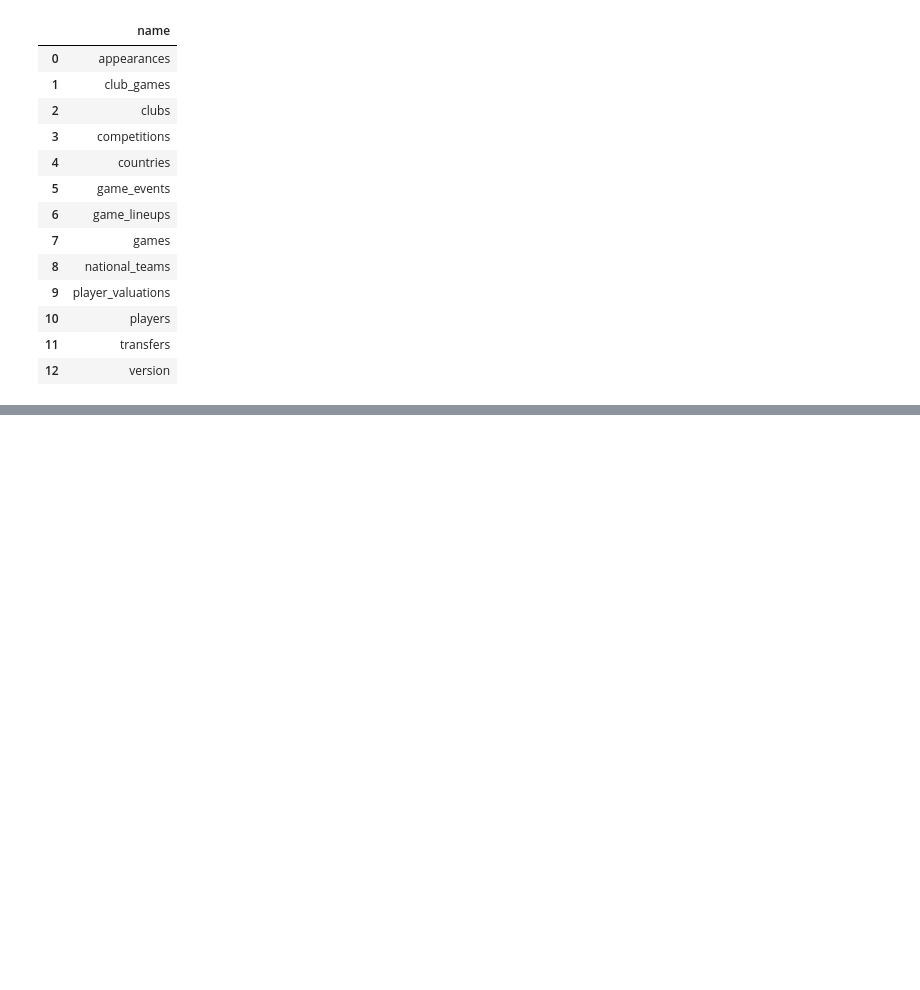
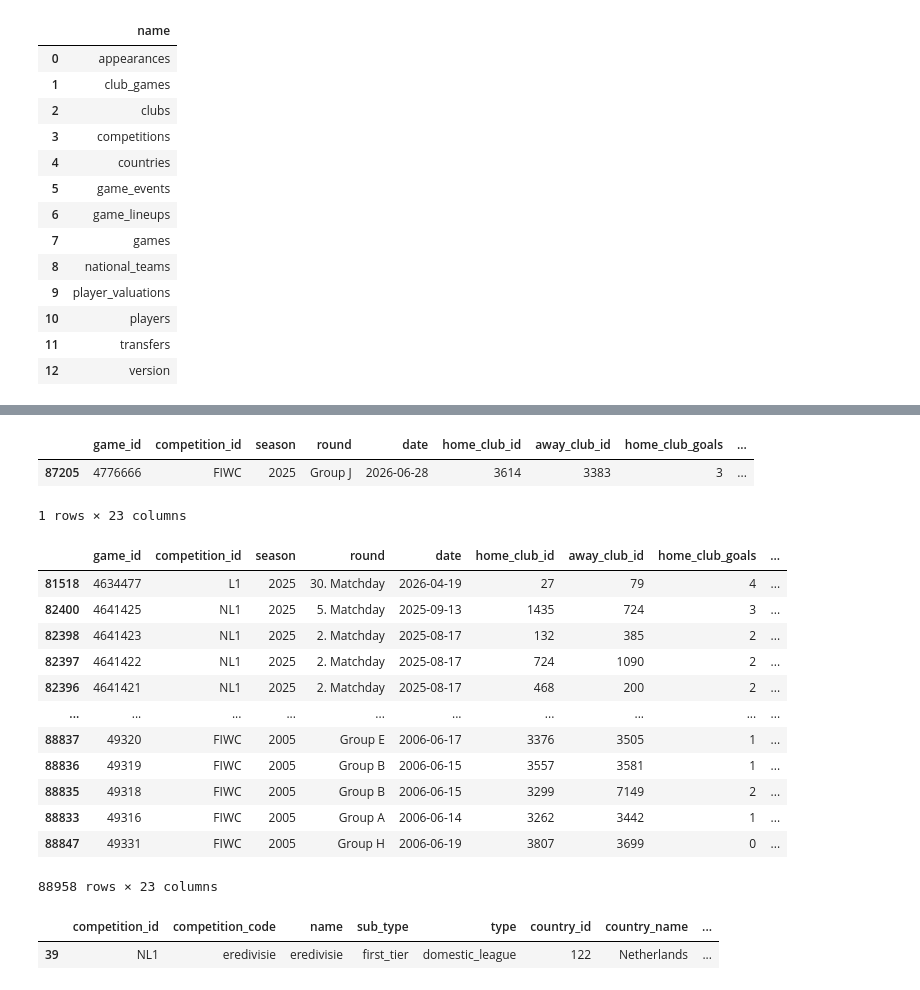
Before and after one commit to m2varvan/player-transfer-value-predictor, a Jupyter notebook: notebooks/01_data_exploration.ipynb, the cells around one changed output, grey strips where cells are left out. Drawn from its saved outputs; the diff is of its cells as text; code cells hidden in the pictures; blank space fills up the shorter version.

```diff
--- a/notebooks/01_data_exploration.ipynb
+++ b/notebooks/01_data_exploration.ipynb
@@ -37,0 +187,29 @@ con.sql("SELECT * FROM players LIMIT 5")
+# %%
+games[games["game_id"] == "4776666"]
+# %% [output]
+|  | game_id | competition_id | season | round | date | home_club_id | away_club_id | home_club_goals | ... |
+| 87205 | 4776666 | FIWC | 2025 | Group J | 2026-06-28 | 3614 | 3383 | 3 | ... |
+1 rows × 23 columns
+# %%
+games.sort_values("season", ascending=False)
+# %% [output]
+|  | game_id | competition_id | season | round | date | home_club_id | away_club_id | home_club_goals | ... |
+| 81518 | 4634477 | L1 | 2025 | 30. Matchday | 2026-04-19 | 27 | 79 | 4 | ... |
+| 82400 | 4641425 | NL1 | 2025 | 5. Matchday | 2025-09-13 | 1435 | 724 | 3 | ... |
+| 82398 | 4641423 | NL1 | 2025 | 2. Matchday | 2025-08-17 | 132 | 385 | 2 | ... |
+| 82397 | 4641422 | NL1 | 2025 | 2. Matchday | 2025-08-17 | 724 | 1090 | 2 | ... |
+| 82396 | 4641421 | NL1 | 2025 | 2. Matchday | 2025-08-17 | 468 | 200 | 2 | ... |
+| ... | ... | ... | ... | ... | ... | ... | ... | ... | ... |
+| 88837 | 49320 | FIWC | 2005 | Group E | 2006-06-17 | 3376 | 3505 | 1 | ... |
+| 88836 | 49319 | FIWC | 2005 | Group B | 2006-06-15 | 3557 | 3581 | 1 | ... |
+| 88835 | 49318 | FIWC | 2005 | Group B | 2006-06-15 | 3299 | 7149 | 2 | ... |
+| 88833 | 49316 | FIWC | 2005 | Group A | 2006-06-14 | 3262 | 3442 | 1 | ... |
+| 88847 | 49331 | FIWC | 2005 | Group H | 2006-06-19 | 3807 | 3699 | 0 | ... |
+88958 rows × 23 columns
+# %%
+competiion = con.sql("SELECT * from competitions").df()
+competiion[competiion["competition_id"] == "NL1"]
+# competiion
+# %% [output]
+|  | competition_id | competition_code | name | sub_type | type | country_id | country_name | ... |
+| 39 | NL1 | eredivisie | eredivisie | first_tier | domestic_league | 122 | Netherlands | ... |
```
Also changed, not shown: parts of 10 cells of this notebook.
